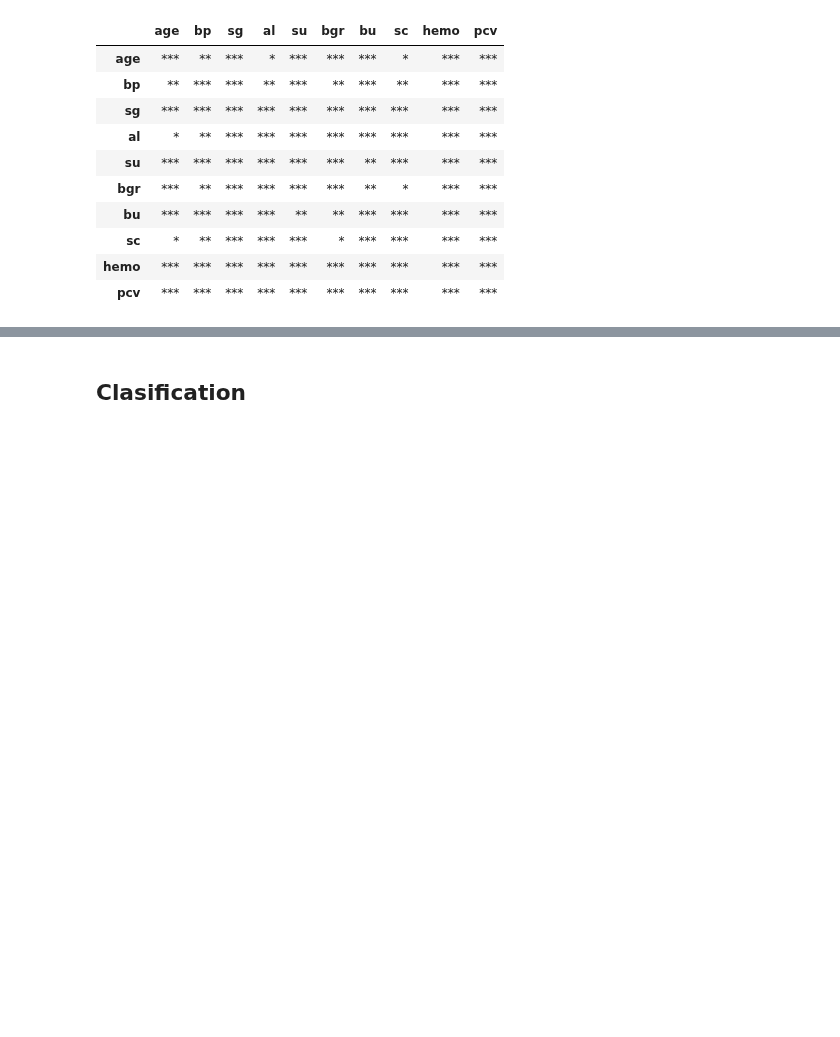
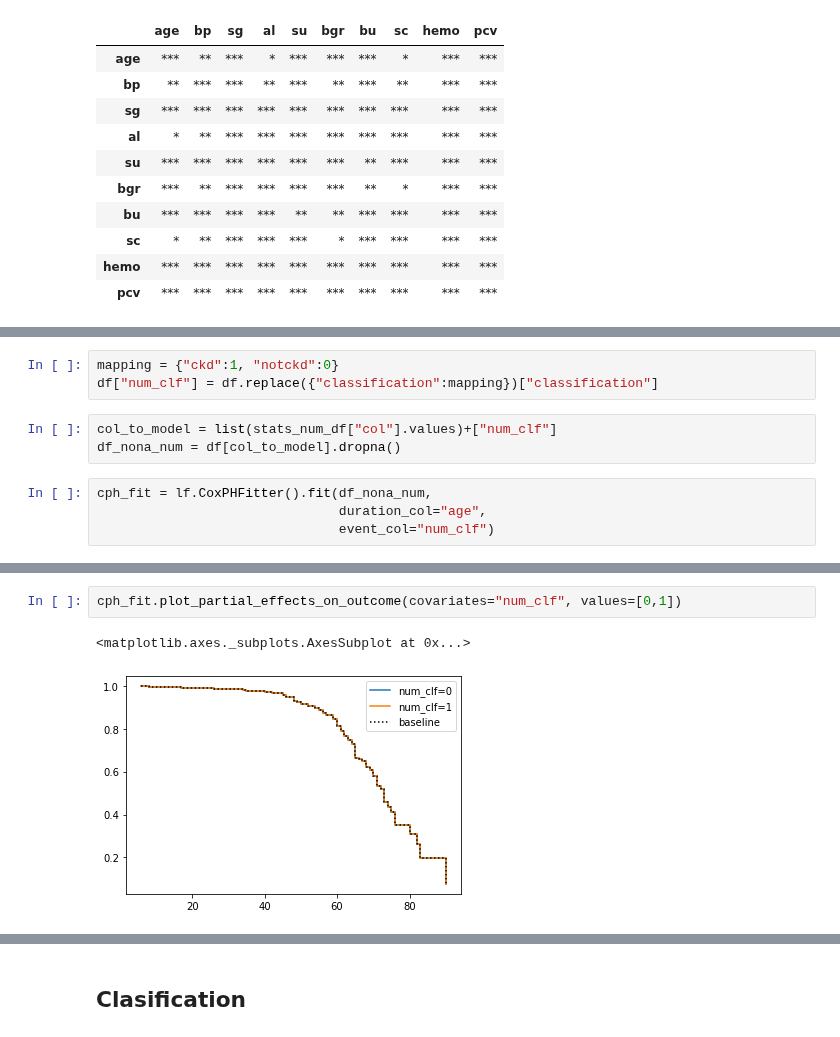
Before and after one commit to JoseLlanes/Kidney-disease-prediction, a Jupyter notebook: Kidney disease prediction.ipynb, the cells around one changed output, grey strips where cells are left out. Cells and saved outputs as stored; diff of their text form; blank space fills up the shorter version.

```diff
--- a/Kidney disease prediction.ipynb
+++ b/Kidney disease prediction.ipynb
@@ -342,0 +456,10 @@ star_df
+# %%
+mapping = {"ckd":1, "notckd":0}
+df["num_clf"] = df.replace({"classification":mapping})["classification"]
+# %%
+col_to_model = list(stats_num_df["col"].values)+["num_clf"]
+df_nona_num = df[col_to_model].dropna()
+# %%
+cph_fit = lf.CoxPHFitter().fit(df_nona_num,
+                               duration_col="age",
+                               event_col="num_clf")
@@ -342,0 +491,5 @@ star_df
+# %%
+cph_fit.plot_partial_effects_on_outcome(covariates="num_clf", values=[0,1])
+# %% [output]
+<matplotlib.axes._subplots.AxesSubplot at 0x...>
+[figure, added]
```
Also changed, not shown: parts of 23 cells of this notebook.
